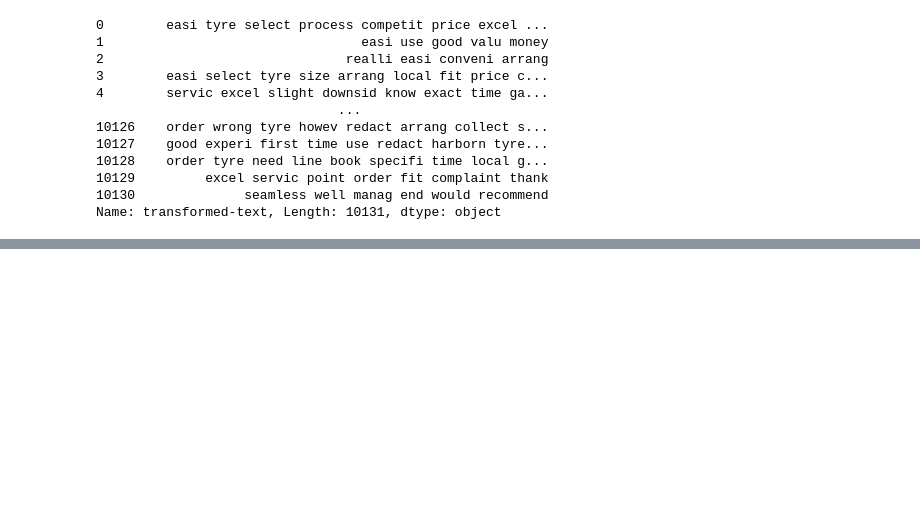
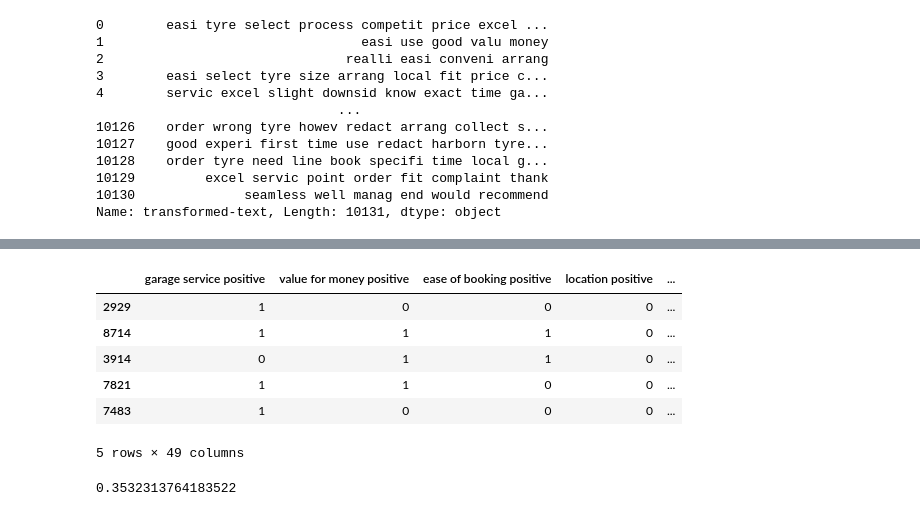
Before and after one commit to PrateekSharma007/Subtheme-Sentiment-Analysis-Task, a Jupyter notebook: main.ipynb, the cells around one changed output, grey strips where cells are left out. Cells and saved outputs as stored; diff of their text form; code cells hidden in the pictures; blank space fills up the shorter version.

```diff
--- a/main.ipynb
+++ b/main.ipynb
@@ -441,0 +502,2 @@ Name: transformed-text, Length: 10131, dtype: object
+# %%
+X_train, X_test , y_train ,y_test = train_test_split(X,y,test_size=0.2,random_state=2)
@@ -441,0 +509,4 @@ Name: transformed-text, Length: 10131, dtype: object
+# %%
+gnb  = GaussianNB()
+mnb = MultinomialNB()
+bnb = BernoulliNB()
@@ -441,0 +529,10 @@ Name: transformed-text, Length: 10131, dtype: object
+# %%
+y_train.head()
+# %% [output]
+|  | garage service positive | value for money positive | ease of booking positive | location positive | ... |
+| 2929 | 1 | 0 | 0 | 0 | ... |
+| 8714 | 1 | 1 | 1 | 0 | ... |
+| 3914 | 0 | 1 | 1 | 0 | ... |
+| 7821 | 1 | 1 | 0 | 0 | ... |
+| 7483 | 1 | 0 | 0 | 0 | ... |
+5 rows × 49 columns
@@ -441,0 +543,4 @@ Name: transformed-text, Length: 10131, dtype: object
+# %%
+ac
+# %% [output]
+0.3532313764183522
```
Also changed, not shown: parts of 23 cells of this notebook.
